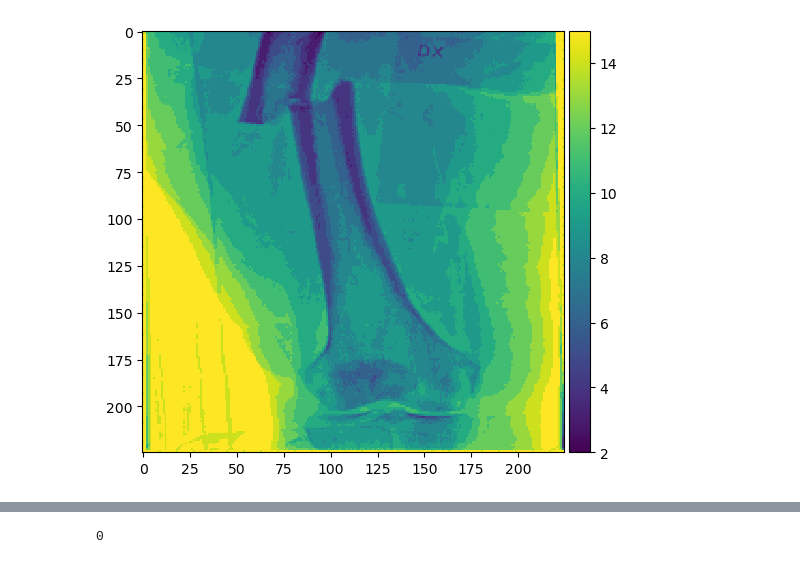
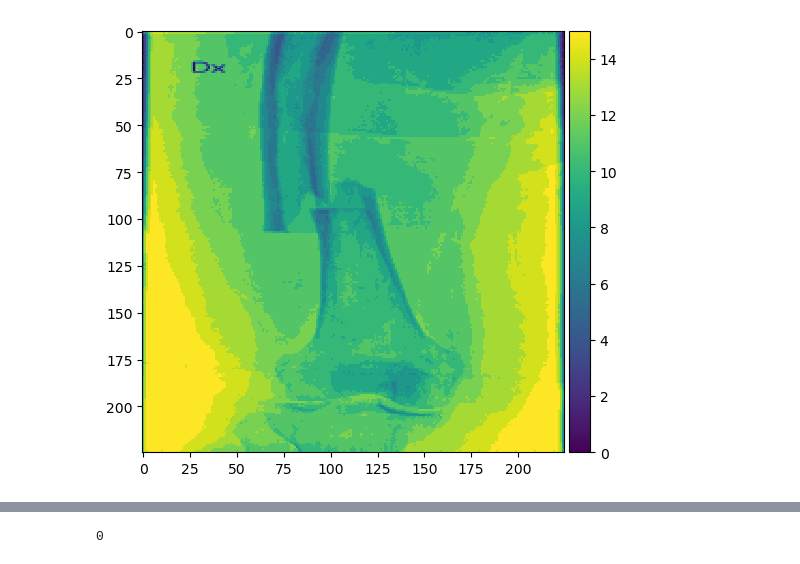
Before and after one commit to chayansraj/Vision-Transformer-Research, a Jupyter notebook: image_analysis.ipynb, the cells around one changed output, grey strips where cells are left out. Saved outputs shown, nothing was run; the diff lists cells and outputs as text; code cells hidden in the pictures.

Commit message:
image analysis

```diff
--- a/image_analysis.ipynb
+++ b/image_analysis.ipynb
@@ -4,36 +4,37 @@ import cv2
 import matplotlib
 from skimage import io
 import matplotlib.pyplot as plt
+import seaborn as sns
 import numpy as np
 io.use_plugin('matplotlib')
 
 
 #conda install cv2
 #pip install opencv-python
 
 
 
 
 from PIL import Image
 from skimage.transform import rescale, resize, downscale_local_mean
 import os
 
 
 
 # PUT IN LOOP
-img = cv2.imread("/local/data1/chash345/AFF_large/patient_9_AFF_class_1_modality_CR_scanoccasion_0_imagenumber_2.png", cv2.COLOR_RGB2BGR)
+img = cv2.imread("/local/data1/chash345/AFF_large/patient_14_AFF_class_1_modality_CR_scanoccasion_0_imagenumber_4.png", cv2.COLOR_RGB2BGR)
 
 
 
 width = 225
 height = 225
 dim = (width, height)
 
 
 
 # resize image
 resized = cv2.resize(img, dim, interpolation = cv2.INTER_AREA)
 io.imshow(resized)
 io.show()
 # %% [output]
-[figure, old version]
+[figure, new version]
```
Also changed, not shown: parts of 4 cells of this notebook.
